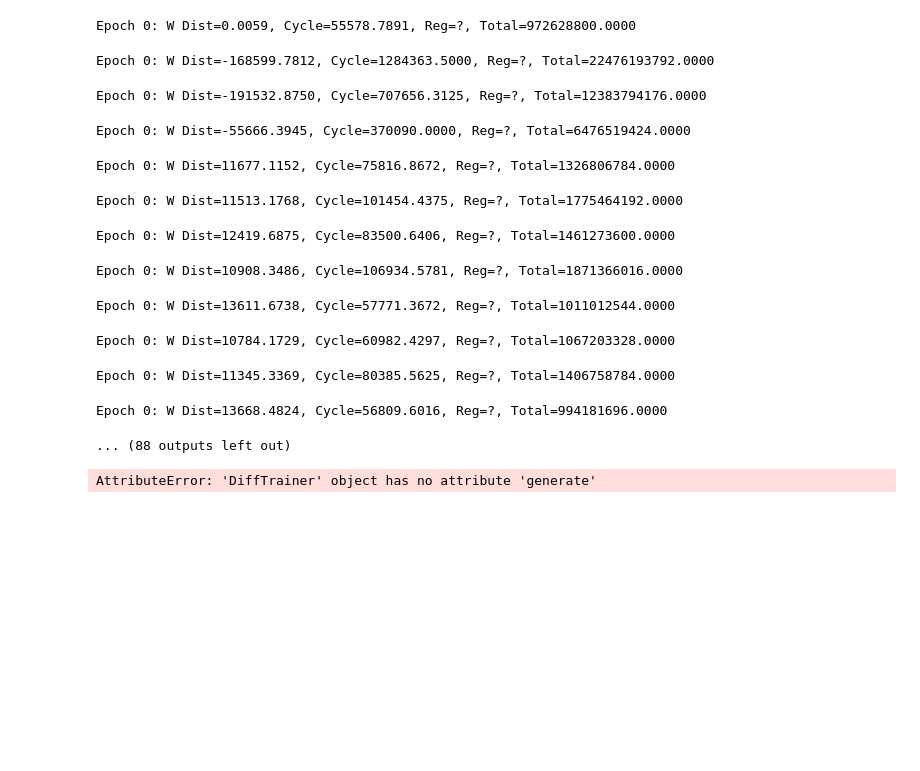
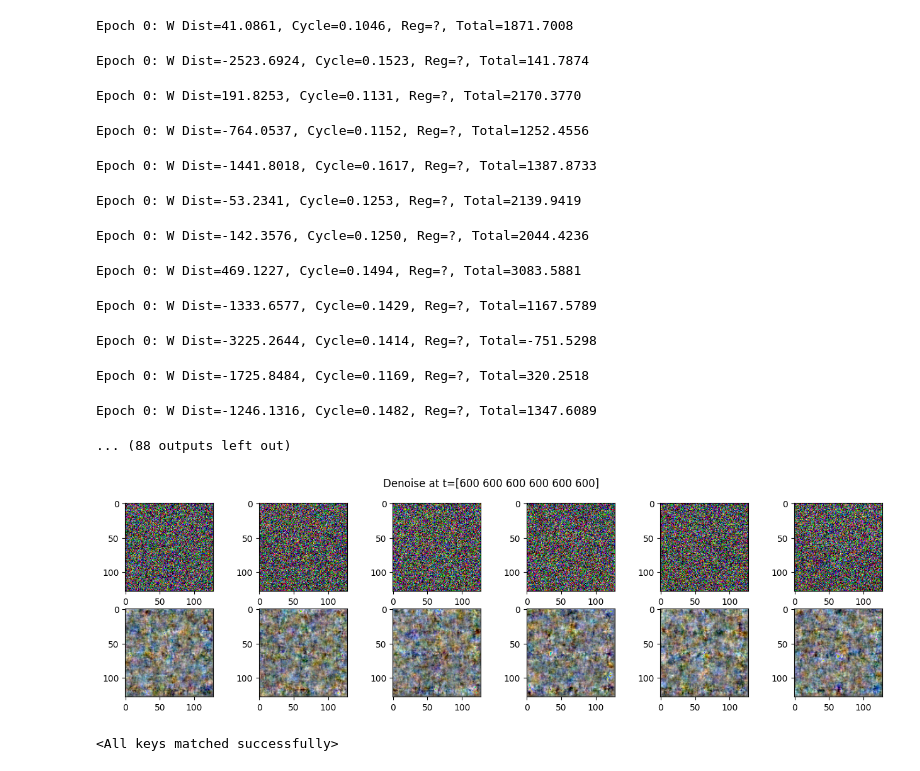
Before and after one commit to enaix/wasserstein2-ddpm, a Jupyter notebook: notebooks/W2GN_Diff.ipynb, the cells around one changed output. Saved outputs shown, nothing was run; the diff lists cells and outputs as text; code cells hidden in the pictures; blank space fills up the shorter version.

```diff
--- a/notebooks/W2GN_Diff.ipynb
+++ b/notebooks/W2GN_Diff.ipynb
@@ -508,6 +508,7 @@ class S2WDataset(torch.utils.data.Dataset):
 
     @staticmethod
     def to_image(t):
+        t = t.clamp(-1, 1)
         return (t.permute(0, 2, 3, 1) + 1.0) * 128.0
 
     def get_train(self, idx):
@@ -521,7 +522,7 @@ class S2WDataset(torch.utils.data.Dataset):
             return self.get_val(idx)
         return self.get_train(idx)
 # %%
-batch_size = 8
+batch_size = 6
 dataset = S2WDataset(path, 128)
 
 datasetVal = S2WDataset(path, 128, is_val=True)
@@ -545,7 +546,7 @@ dataVal = torch.utils.data.DataLoader(
 psi_theta = ConvICNN()
 psi_omega = ConvICNN()
 # %%
-loss_c = W2GNLoss(psi_theta, psi_omega, lambda_cycle=35000.0, compute_extra_reg=False, devices=["cuda:0", "cuda:1"])
+loss_c = W2GNLoss(psi_theta, psi_omega, lambda_cycle=35000.0, compute_extra_reg=False, devices=["cuda:1"])
 ns = DiffusionNoiseSchedule()
 trainer = DiffTrainer(loss_c, ns, lr=1e-4)
 # %%
@@ -560,7 +561,7 @@ for epoch in range(epochs):
         #Y = dataloader.dataset.take(imgs, A=False)
         #print(X.shape, Y.shape)
         # Training step
-        losses = trainer.step(X.to(trainer.loss_c.theta_device()), t_min=100, t_max=900)
+        losses = trainer.step(X.to(trainer.loss_c.theta_device()), t_min=50, t_max=600)
         #losses = trainer.step(X.to(trainer.loss_c.theta_device()), Y.to(trainer.loss_c.omega_device()))
 
         loss_R = f"{losses['loss_R']:.4f}" if losses.get('loss_R') is not None else '?'
@@ -570,44 +571,57 @@ for epoch in range(epochs):
             f"Reg={loss_R}, " +
             f"Total={losses['loss_total']:.4f}")
 # %% [output]
-Epoch 0: W Dist=0.0059, Cycle=55578.7891, Reg=?, Total=972628800.0000
+Epoch 0: W Dist=41.0861, Cycle=0.1046, Reg=?, Total=1871.7008
-Epoch 0: W Dist=-168599.7812, Cycle=1284363.5000, Reg=?, Total=22476193792.0000
+Epoch 0: W Dist=-2523.6924, Cycle=0.1523, Reg=?, Total=141.7874
-Epoch 0: W Dist=-191532.8750, Cycle=707656.3125, Reg=?, Total=12383794176.0000
+Epoch 0: W Dist=191.8253, Cycle=0.1131, Reg=?, Total=2170.3770
-Epoch 0: W Dist=-55666.3945, Cycle=370090.0000, Reg=?, Total=6476519424.0000
+Epoch 0: W Dist=-764.0537, Cycle=0.1152, Reg=?, Total=1252.4556
-Epoch 0: W Dist=11677.1152, Cycle=75816.8672, Reg=?, Total=1326806784.0000
+Epoch 0: W Dist=-1441.8018, Cycle=0.1617, Reg=?, Total=1387.8733
-Epoch 0: W Dist=11513.1768, Cycle=101454.4375, Reg=?, Total=1775464192.0000
+Epoch 0: W Dist=-53.2341, Cycle=0.1253, Reg=?, Total=2139.9419
-Epoch 0: W Dist=12419.6875, Cycle=83500.6406, Reg=?, Total=1461273600.0000
+Epoch 0: W Dist=-142.3576, Cycle=0.1250, Reg=?, Total=2044.4236
-Epoch 0: W Dist=10908.3486, Cycle=106934.5781, Reg=?, Total=1871366016.0000
+Epoch 0: W Dist=469.1227, Cycle=0.1494, Reg=?, Total=3083.5881
-Epoch 0: W Dist=13611.6738, Cycle=57771.3672, Reg=?, Total=1011012544.0000
+Epoch 0: W Dist=-1333.6577, Cycle=0.1429, Reg=?, Total=1167.5789
-Epoch 0: W Dist=10784.1729, Cycle=60982.4297, Reg=?, Total=1067203328.0000
+Epoch 0: W Dist=-3225.2644, Cycle=0.1414, Reg=?, Total=-751.5298
-Epoch 0: W Dist=11345.3369, Cycle=80385.5625, Reg=?, Total=1406758784.0000
+Epoch 0: W Dist=-1725.8484, Cycle=0.1169, Reg=?, Total=320.2518
-Epoch 0: W Dist=13668.4824, Cycle=56809.6016, Reg=?, Total=994181696.0000
+Epoch 0: W Dist=-1246.1316, Cycle=0.1482, Reg=?, Total=1347.6089
 ... (88 outputs left out)
 # %%
 Val_iter = iter(dataVal)
-X_test = dataVal.dataset.take(next(Val_iter)[0], A=True).to(trainer.loss_c.theta_device())
-X_test.requires_grad_(True)
+X_test = dataVal.dataset.take(next(Val_iter)[0], A=True)#.to(trainer.loss_c.theta_device())
+#X_test.requires_grad_(True)
 
-cols = 8
-noisy = []
-for i in range(cols):
-    noisy.append(trainer.noise_schedule.add_noise(X_test[i], t=900))
-X_noise = torch.stack(noisy)
+cols = 6
+#t = np.random.randint(50, 400, size=batch_size)
+t = np.random.randint(600, 601, size=batch_size)
+#X_noisy = trainer.noise_schedule.add_noise(X_test, t=t) #torch.randn_like(X_test).to(trainer.loss_c.theta_device())
+# Add noise to create Y (noisy images)
 
-Y_generated = trainer.denoise(X_noise).detach().cpu()
+noisy_images = []
+for i, img in enumerate(X_test):
+    noisy, _ = trainer.noise_schedule.add_noise(img.unsqueeze(0), t[i])
+    noisy_images.append(noisy)
+X_noisy = torch.cat(noisy_images, dim=0).to(trainer.loss_c.theta_device())
+X_noisy.requires_grad_(True)
+
+#Y_generated = trainer.denoise(X_noisy).detach().cpu()
+Y_generated = trainer.progressive_denoise(X_noisy)[2].detach().cpu()
 
 # Visualize
 fig, axes = plt.subplots(nrows=2, ncols=cols, figsize=(16, 4))
-fig.suptitle('Place at summer / place at winter:')
+fig.suptitle(f'Denoise at t={t}')
 
 for i in range(cols):
-    X_img = np.asarray(dataVal.dataset.to_image(X_noise.detach().cpu())[i], dtype=np.uint8)
+    X_img = np.asarray(dataVal.dataset.to_image(X_noisy.detach().cpu())[i], dtype=np.uint8)
     _ = axes[0][i].imshow(X_img)
 
     Y_img = np.asarray(dataVal.dataset.to_image(Y_generated.cpu())[i], dtype=np.uint8)
     _ = axes[1][i].imshow(Y_img)
 
 #plt.tight_layout()
 fig.show()
 # %% [output]
-AttributeError: 'DiffTrainer' object has no attribute 'generate'
+[figure, added]
+# %%
+trainer.loss_c.psi_theta.load_state_dict(torch.load("./psi_diff1_theta.pt"))
+trainer.loss_c.psi_omega.load_state_dict(torch.load("./psi_diff1_omega.pt"))
+# %% [output]
+<All keys matched successfully>
```
Also changed, not shown: parts of 3 cells of this notebook, 5 other files.
